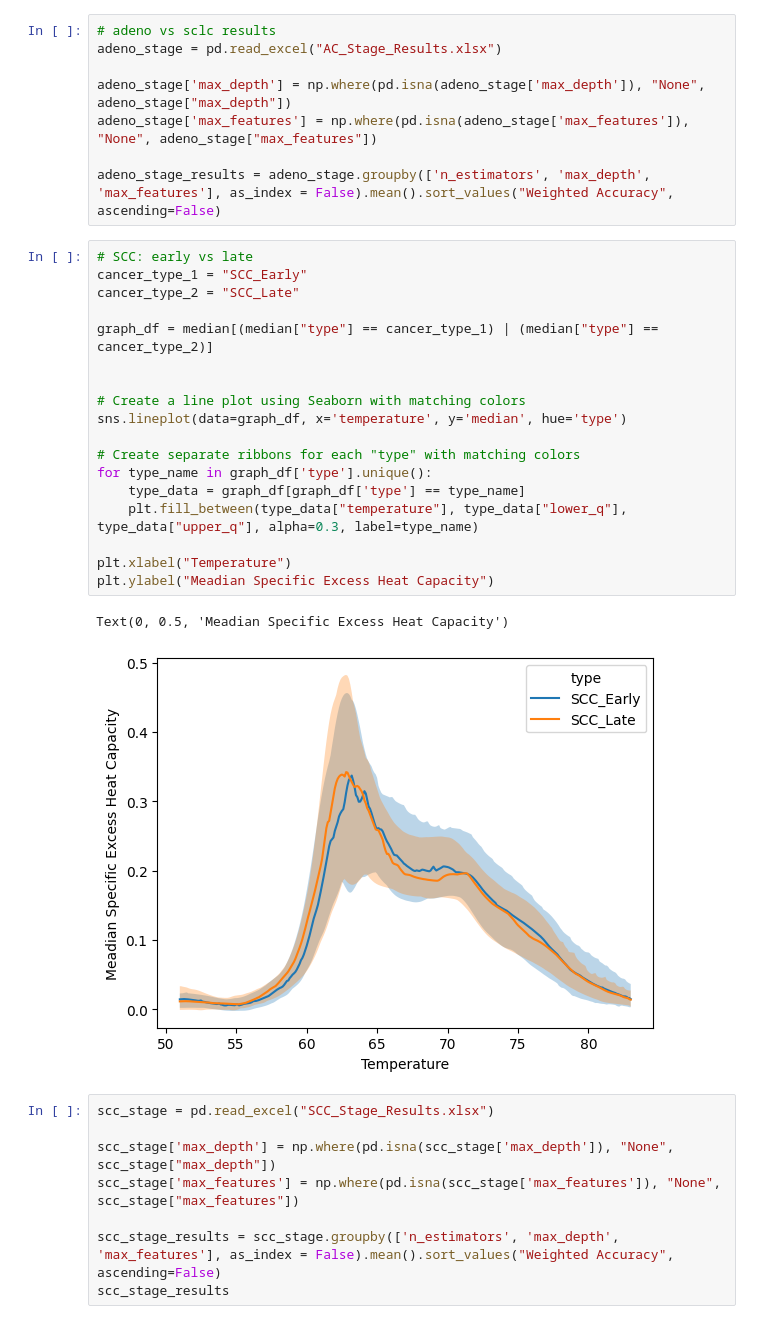
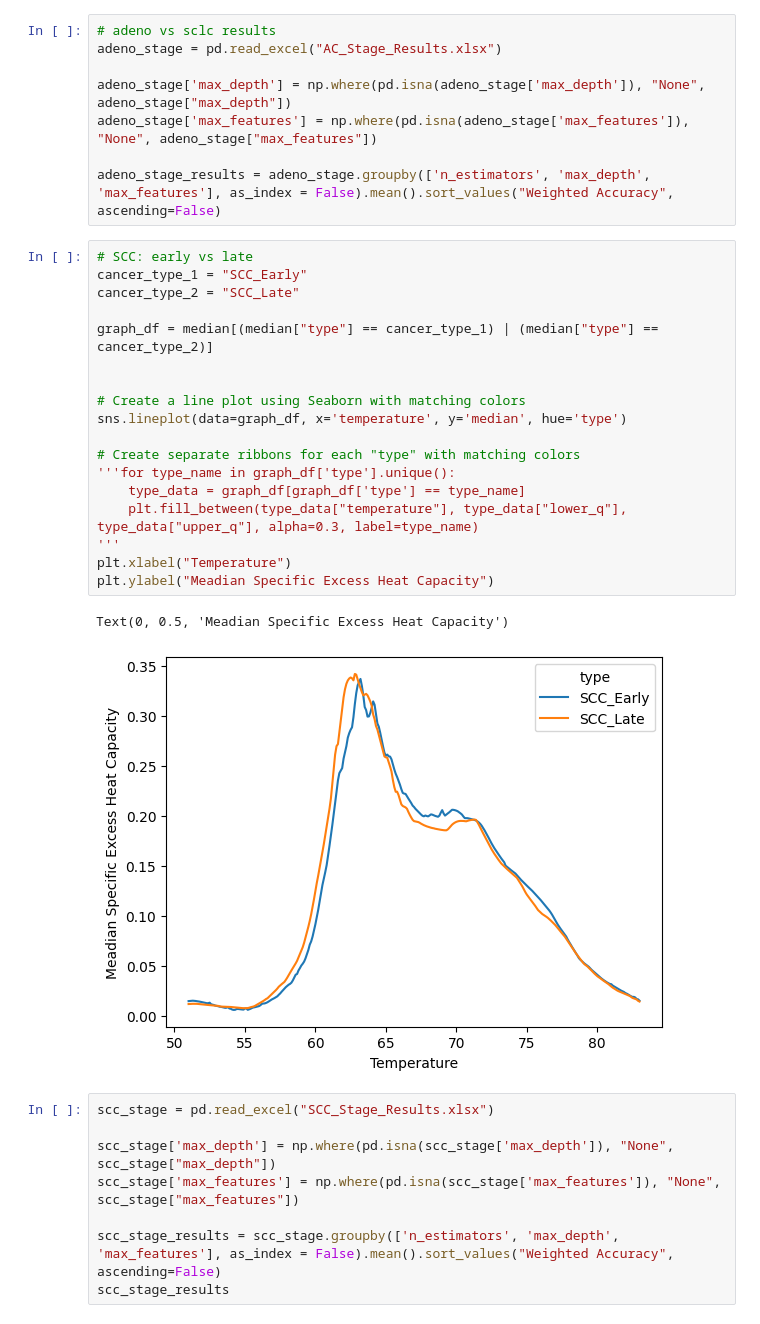
Before and after one commit to ave-bell/Clinical_TLB_2023-2024, a Jupyter notebook: weekly_jupyter_nbs/Stage_Results_and_Visualization.ipynb, the cells around one changed output. Saved outputs shown, nothing was run; the diff lists cells and outputs as text.

```diff
--- a/weekly_jupyter_nbs/Stage_Results_and_Visualization.ipynb
+++ b/weekly_jupyter_nbs/Stage_Results_and_Visualization.ipynb
@@ -79,24 +79,24 @@ adeno_stage_results = adeno_stage.groupby(['n_estimators', 'max_depth', 'max_fea
 # %%
 # SCC: early vs late
 cancer_type_1 = "SCC_Early"
 cancer_type_2 = "SCC_Late"
 
 graph_df = median[(median["type"] == cancer_type_1) | (median["type"] == cancer_type_2)]
 
 
 # Create a line plot using Seaborn with matching colors
 sns.lineplot(data=graph_df, x='temperature', y='median', hue='type')
 
 # Create separate ribbons for each "type" with matching colors
-for type_name in graph_df['type'].unique():
+'''for type_name in graph_df['type'].unique():
     type_data = graph_df[graph_df['type'] == type_name]
     plt.fill_between(type_data["temperature"], type_data["lower_q"], type_data["upper_q"], alpha=0.3, label=type_name)
-
+'''
 plt.xlabel("Temperature")
 plt.ylabel("Meadian Specific Excess Heat Capacity")
 # %% [output]
 Text(0, 0.5, 'Meadian Specific Excess Heat Capacity')
-[figure, old version]
+[figure, new version]
 # %%
 scc_stage = pd.read_excel("SCC_Stage_Results.xlsx")
 
```
Also changed, not shown: parts of 3 cells of this notebook, 14 other files.
